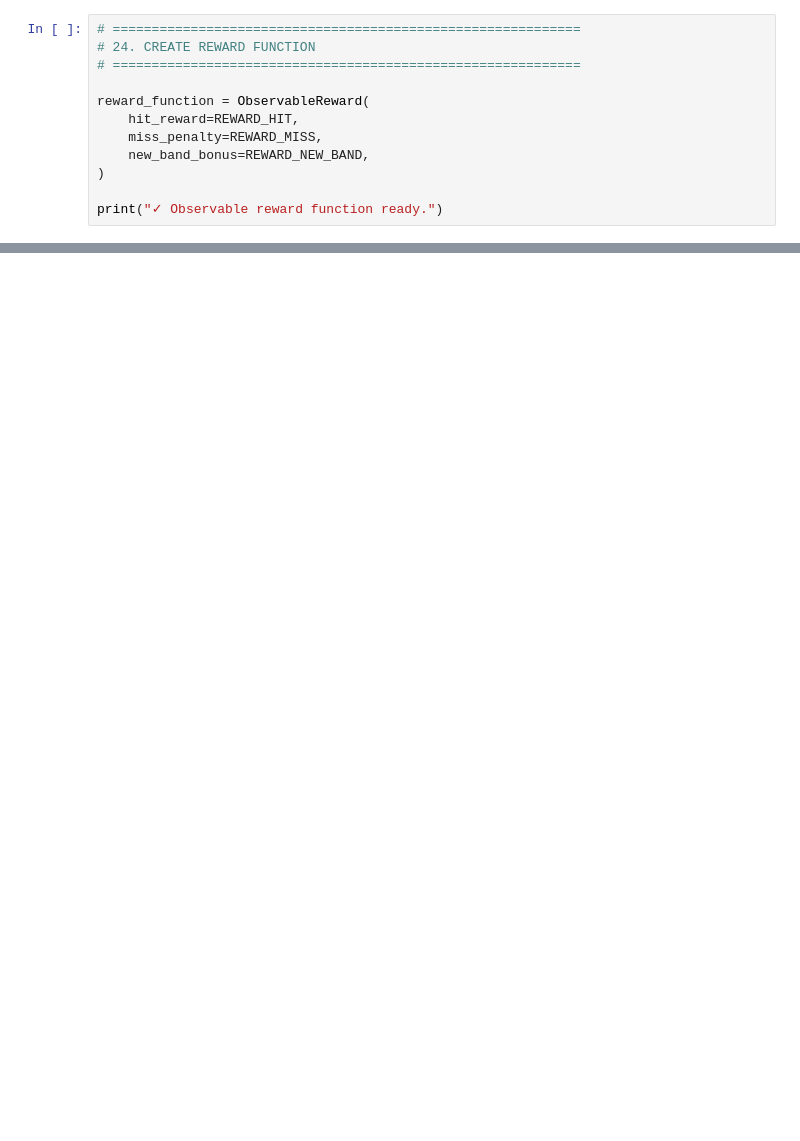
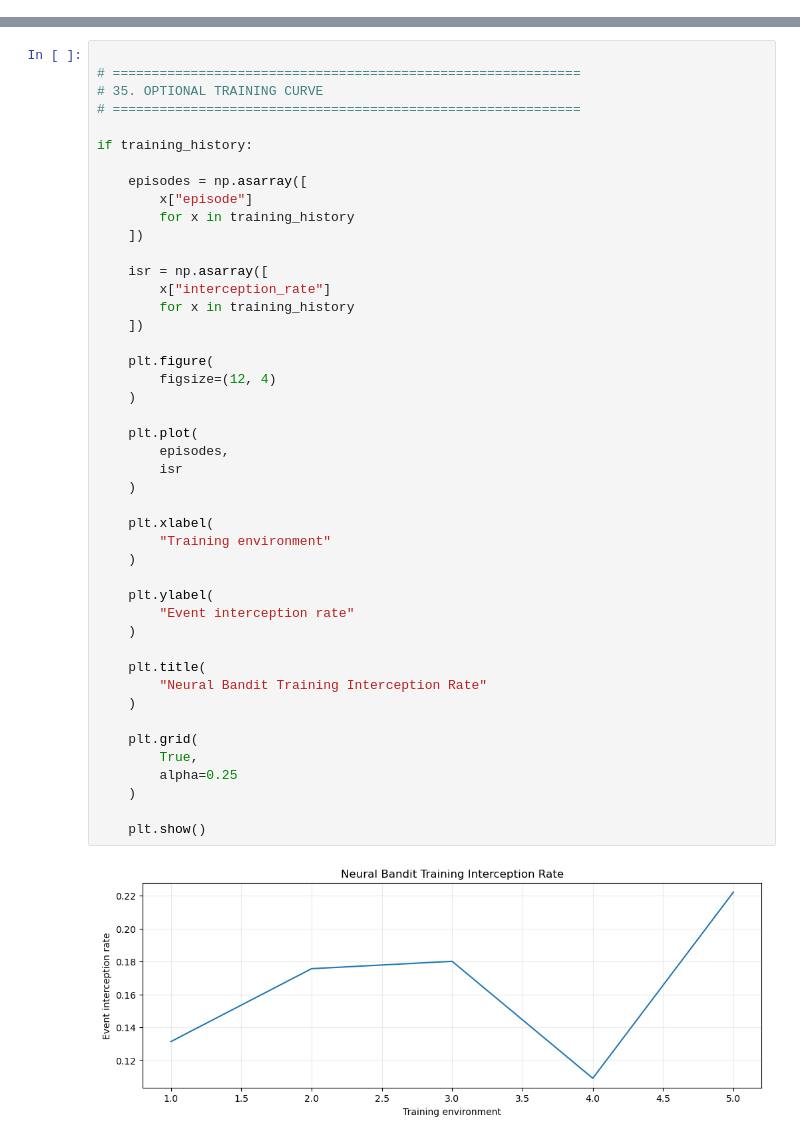
Before and after one commit to Aarush1962/SIH-26055, a Jupyter notebook: contextualBandit.ipynb, the cells around one changed output, grey strips where cells are left out. Saved outputs shown, nothing was run; the diff lists cells and outputs as text; blank space fills up the shorter version.

```diff
--- a/contextualBandit.ipynb
+++ b/contextualBandit.ipynb
@@ -1929,12 +0,0 @@ Number of actions: 36
-# %%
-# ============================================================
-# 24. CREATE REWARD FUNCTION
-# ============================================================
-
-reward_function = ObservableReward(
-    hit_reward=REWARD_HIT,
-    miss_penalty=REWARD_MISS,
-    new_band_bonus=REWARD_NEW_BAND,
-)
-
-print("✓ Observable reward function ready.")
@@ -2508,0 +3120,47 @@ mean_excess_delay_s                : 0.18292682926829268
+# %%
+
+# ============================================================
+# 35. OPTIONAL TRAINING CURVE
+# ============================================================
+
+if training_history:
+
+    episodes = np.asarray([
+        x["episode"]
+        for x in training_history
+    ])
+
+    isr = np.asarray([
+        x["interception_rate"]
+        for x in training_history
+    ])
+
+    plt.figure(
+        figsize=(12, 4)
+    )
+
+    plt.plot(
+        episodes,
+        isr
+    )
+
+    plt.xlabel(
+        "Training environment"
+    )
+
+    plt.ylabel(
+        "Event interception rate"
+    )
+
+    plt.title(
+        "Neural Bandit Training Interception Rate"
+    )
+
+    plt.grid(
+        True,
+        alpha=0.25
+    )
+
+    plt.show()
+# %% [output]
+[figure, added]
```
Also changed, not shown: parts of 85 cells of this notebook, 7 other files.
